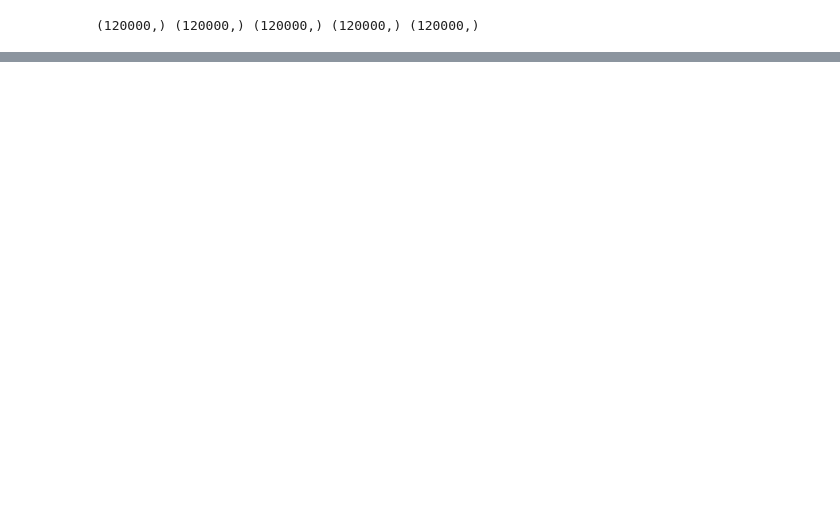
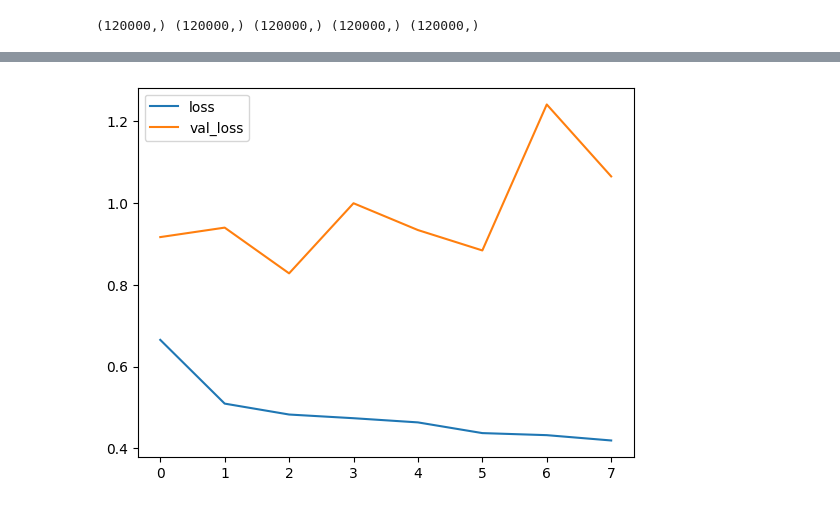
Before and after one commit to Aryanaut/ecz-ware, a Jupyter notebook: training/myoware_testing.ipynb, the cells around one changed output, grey strips where cells are left out. Cells and saved outputs as stored; diff of their text form; code cells hidden in the pictures; blank space fills up the shorter version.

```diff
--- a/training/myoware_testing.ipynb
+++ b/training/myoware_testing.ipynb
@@ -233,0 +254,22 @@ print(scratch_complete.shape, rest_complete.shape, other_complete.shape)
+# %%
+ds_scratch_train = tf.data.Dataset.from_tensor_slices((spec_scratch_train, scratch_labels))
+ds_rest_train = tf.data.Dataset.from_tensor_slices((spec_rest_train, rest_labels))
+ds_other_train = tf.data.Dataset.from_tensor_slices((spec_other_train, other_labels))
+
+ds_scratch_test = tf.data.Dataset.from_tensor_slices((spec_scratch_test, scratch_labels_test))
+ds_rest_test = tf.data.Dataset.from_tensor_slices((spec_rest_test, rest_labels_test))
+ds_other_test = tf.data.Dataset.from_tensor_slices((spec_other_test, other_labels_test))
+
+complete_training_set = ds_scratch_train.concatenate(ds_rest_train).concatenate(ds_other_train)
+complete_test_set = ds_scratch_test.concatenate(ds_rest_test).concatenate(ds_other_test)
+
+spec_all_test = tf.concat([spec_scratch_test, spec_rest_test, spec_other_test], axis=0)
+label_all_test = tf.concat([scratch_labels_test, rest_labels_test, other_labels_test], axis=0)
+# print(type(spec_all_test), spec_all_test.shape)
+
+spec_all_test = tf.expand_dims(spec_all_test, axis=-1)
+
+
+spec_all_train = tf.concat([spec_scratch_train, spec_rest_train, spec_other_train], axis=0)
+spec_all_train = tf.expand_dims(spec_all_train, axis=-1)
+label_all_train = tf.concat([scratch_labels, rest_labels, other_labels], axis=0)
@@ -233,0 +365,8 @@ print(scratch_complete.shape, rest_complete.shape, other_complete.shape)
+# %%
+epochs = 30
+history = model.fit(
+    train_ds,
+    validation_data=val_ds,
+    epochs=epochs,
+    callbacks=tf.keras.callbacks.EarlyStopping(verbose=1, patience=5),
+)
@@ -233,0 +391,8 @@ print(scratch_complete.shape, rest_complete.shape, other_complete.shape)
+# %%
+metrics = history.history
+plt.plot(history.epoch, metrics['loss'], metrics['val_loss'])
+plt.legend(['loss', 'val_loss'])
+plt.savefig('loss_plot_9412.png')
+plt.show()
+# %% [output]
+[figure, added]
```
Also changed, not shown: parts of 9 cells of this notebook, 1 other file.
